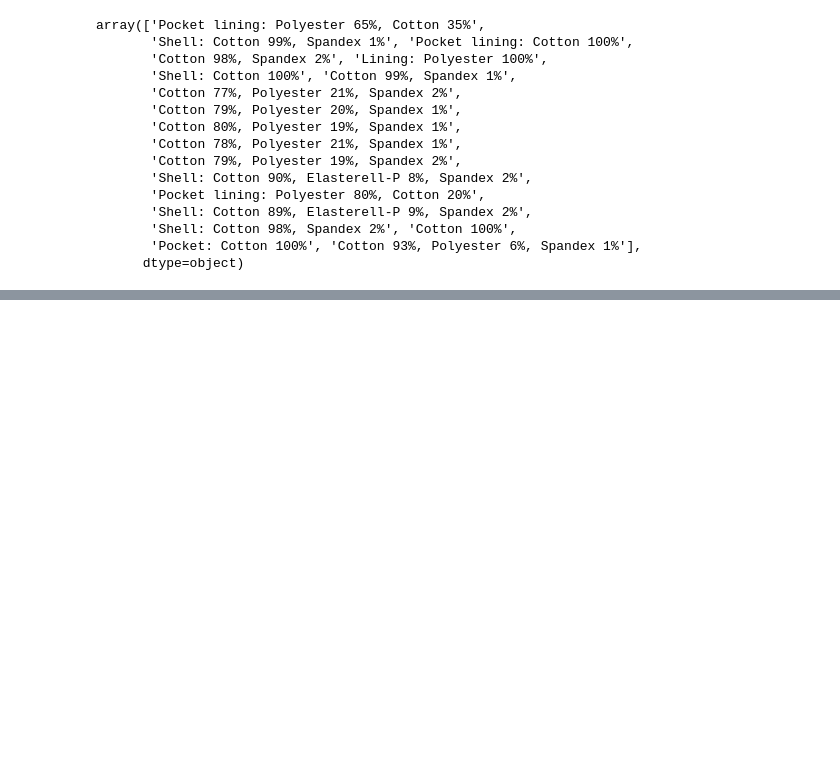
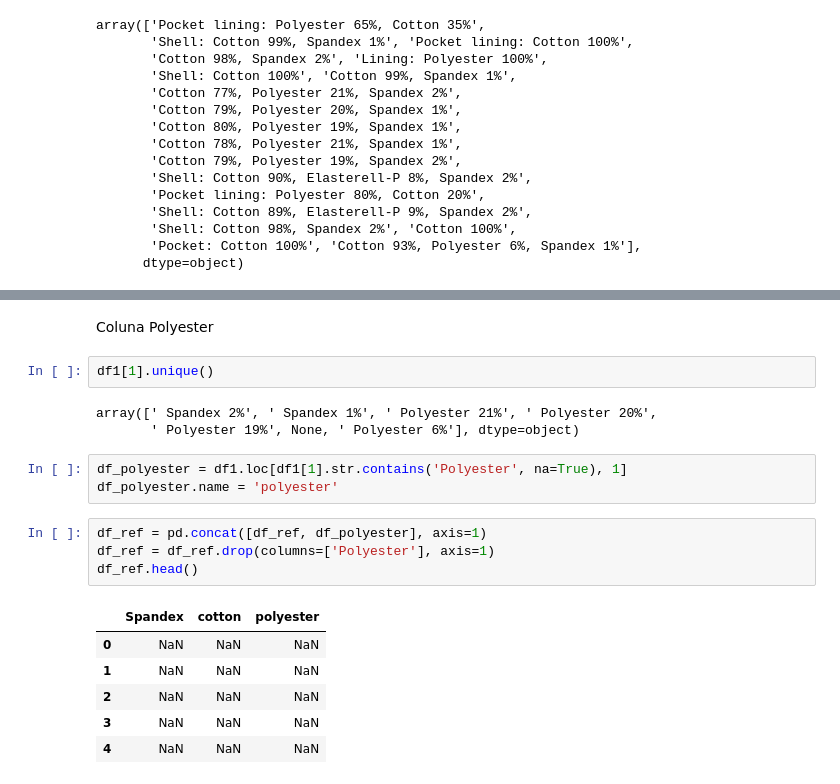
Before and after one commit to lucasquemelli/ds_ao_dev, a Jupyter notebook: H&M .ipynb, the cells around one changed output, grey strips where cells are left out. Cells and saved outputs as stored; diff of their text form; blank space fills up the shorter version.

```diff
--- a/H&M .ipynb
+++ b/H&M .ipynb
@@ -799,0 +800,21 @@ df_ref.head()
+# %% [markdown]
+Coluna Polyester
+# %%
+df1[1].unique()
+# %% [output]
+array([' Spandex 2%', ' Spandex 1%', ' Polyester 21%', ' Polyester 20%',
+       ' Polyester 19%', None, ' Polyester 6%'], dtype=object)
+# %%
+df_polyester = df1.loc[df1[1].str.contains('Polyester', na=True), 1]
+df_polyester.name = 'polyester'
+# %%
+df_ref = pd.concat([df_ref, df_polyester], axis=1)
+df_ref = df_ref.drop(columns=['Polyester'], axis=1)
+df_ref.head()
+# %% [output]
+|  | Spandex | cotton | polyester |
+| 0 | NaN | NaN | NaN |
+| 1 | NaN | NaN | NaN |
+| 2 | NaN | NaN | NaN |
+| 3 | NaN | NaN | NaN |
+| 4 | NaN | NaN | NaN |
```
Also changed, not shown: parts of 42 cells of this notebook.
